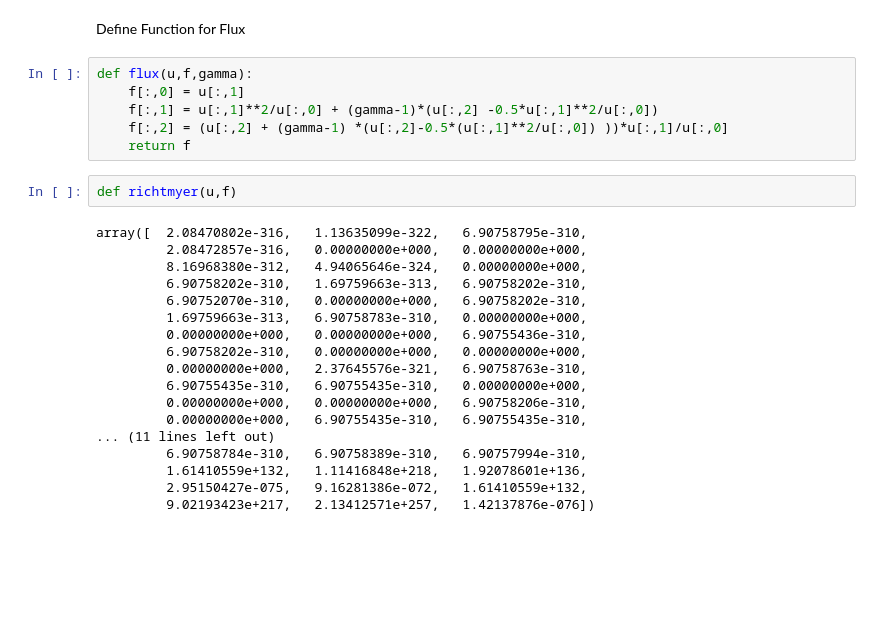
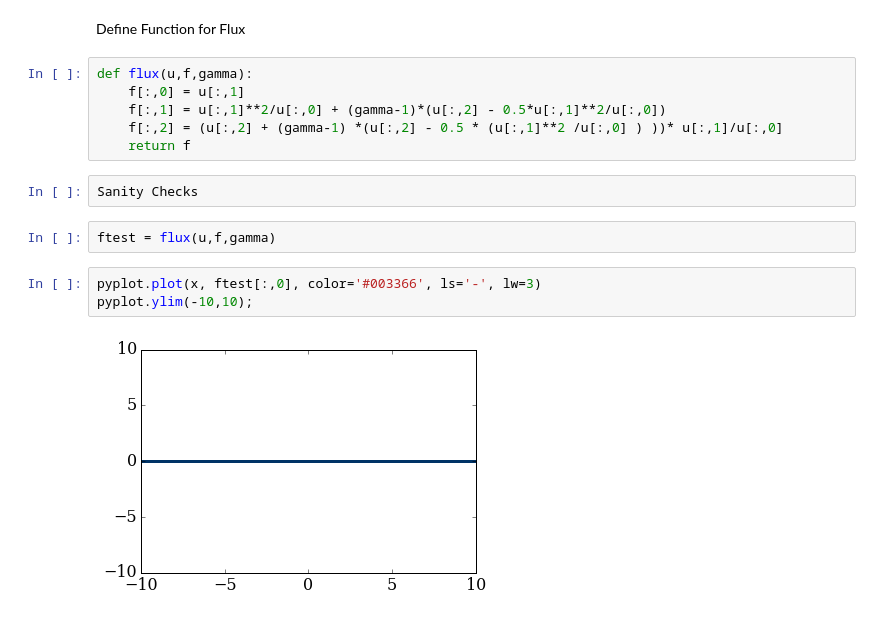
Before and after one commit to Dmphelps89/mae6286, a Jupyter notebook: workspace/module_3_assignment.ipynb, the cells around one changed output. Cells and saved outputs as stored; diff of their text form; blank space fills up the shorter version.

```diff
--- a/workspace/module_3_assignment.ipynb
+++ b/workspace/module_3_assignment.ipynb
@@ -81,26 +84,15 @@ Define Function for Flux
 # %%
 def flux(u,f,gamma):
     f[:,0] = u[:,1]
-    f[:,1] = u[:,1]**2/u[:,0] + (gamma-1)*(u[:,2] -0.5*u[:,1]**2/u[:,0])
-    f[:,2] = (u[:,2] + (gamma-1) *(u[:,2]-0.5*(u[:,1]**2/u[:,0]) ))*u[:,1]/u[:,0]
+    f[:,1] = u[:,1]**2/u[:,0] + (gamma-1)*(u[:,2] - 0.5*u[:,1]**2/u[:,0])
+    f[:,2] = (u[:,2] + (gamma-1) *(u[:,2] - 0.5 * (u[:,1]**2 /u[:,0] ) ))* u[:,1]/u[:,0]
     return f
-# %%
-def richtmyer(u,f)
-# %% [output]
-array([  2.08470802e-316,   1.13635099e-322,   6.90758795e-310,
-         2.08472857e-316,   0.00000000e+000,   0.00000000e+000,
-         8.16968380e-312,   4.94065646e-324,   0.00000000e+000,
-         6.90758202e-310,   1.69759663e-313,   6.90758202e-310,
-         6.90752070e-310,   0.00000000e+000,   6.90758202e-310,
-         1.69759663e-313,   6.90758783e-310,   0.00000000e+000,
-         0.00000000e+000,   0.00000000e+000,   6.90755436e-310,
-         6.90758202e-310,   0.00000000e+000,   0.00000000e+000,
-         0.00000000e+000,   2.37645576e-321,   6.90758763e-310,
-         6.90755435e-310,   6.90755435e-310,   0.00000000e+000,
-         0.00000000e+000,   0.00000000e+000,   6.90758206e-310,
-         0.00000000e+000,   6.90755435e-310,   6.90755435e-310,
-... (11 lines left out)
-         6.90758784e-310,   6.90758389e-310,   6.90757994e-310,
-         1.61410559e+132,   1.11416848e+218,   1.92078601e+136,
-         2.95150427e-075,   9.16281386e-072,   1.61410559e+132,
-         9.02193423e+217,   2.13412571e+257,   1.42137876e-076])
+# %%
+Sanity Checks
+# %%
+ftest = flux(u,f,gamma)
+# %%
+pyplot.plot(x, ftest[:,0], color='#003366', ls='-', lw=3)
+pyplot.ylim(-10,10);
+# %% [output]
+[figure, added]
```
Also changed, not shown: parts of 9 cells of this notebook.
